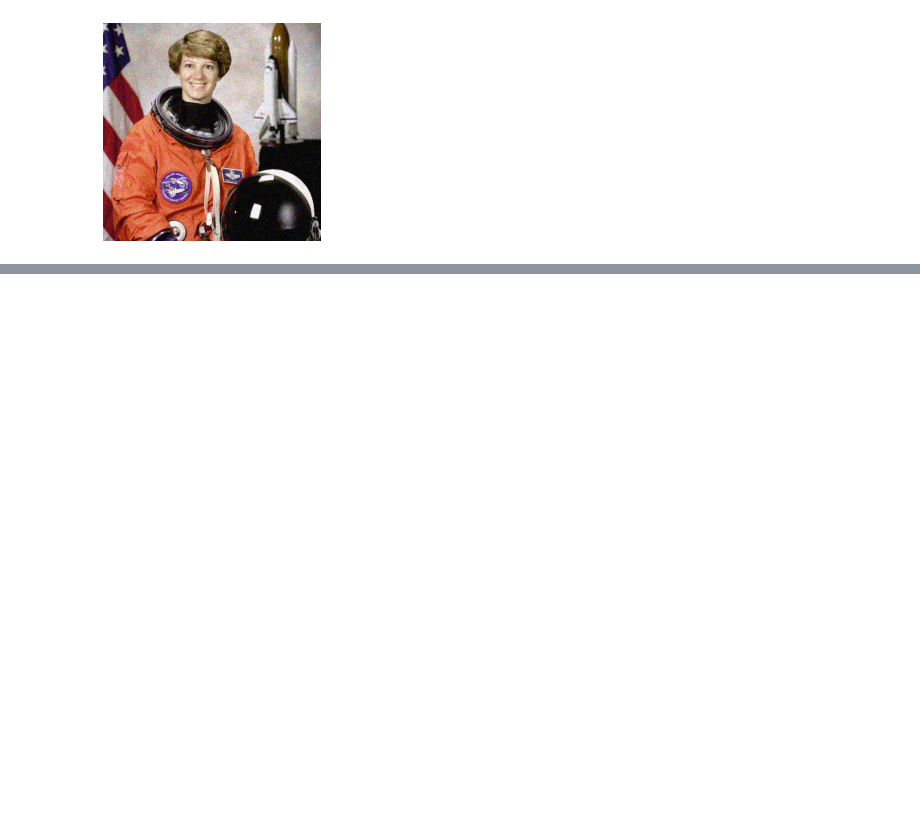
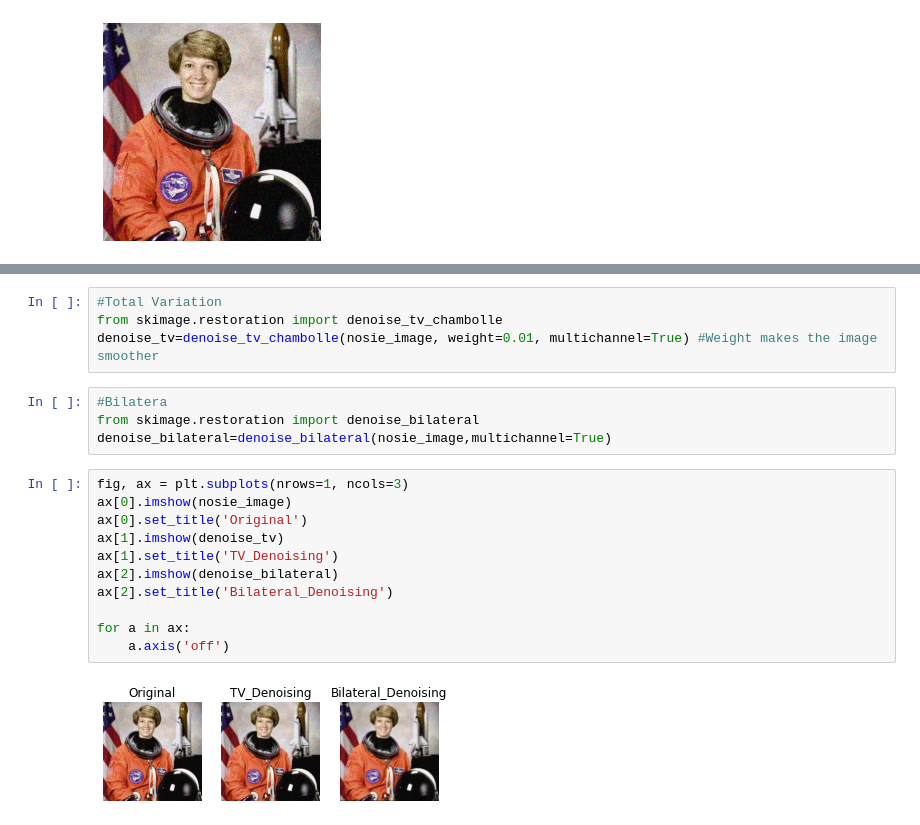
Before and after one commit to sikha2552/Python_ImageProcessing, a Jupyter notebook: Chapter3.ipynb, the cells around one changed output, grey strips where cells are left out. Saved outputs shown, nothing was run; the diff lists cells and outputs as text; blank space fills up the shorter version.

```diff
--- a/Chapter3.ipynb
+++ b/Chapter3.ipynb
@@ -86,0 +97,21 @@ plt.imshow(nosie_image);plt.axis('off');plt.show()
+# %%
+#Total Variation
+from skimage.restoration import denoise_tv_chambolle
+denoise_tv=denoise_tv_chambolle(nosie_image, weight=0.01, multichannel=True) #Weight makes the image smoother
+# %%
+#Bilatera
+from skimage.restoration import denoise_bilateral
+denoise_bilateral=denoise_bilateral(nosie_image,multichannel=True)
+# %%
+fig, ax = plt.subplots(nrows=1, ncols=3)
+ax[0].imshow(nosie_image)
+ax[0].set_title('Original')
+ax[1].imshow(denoise_tv)
+ax[1].set_title('TV_Denoising')
+ax[2].imshow(denoise_bilateral)
+ax[2].set_title('Bilateral_Denoising')
+
+for a in ax:
+    a.axis('off')
+# %% [output]
+[figure, added]
```
Also changed, not shown: parts of 1 cell of this notebook.
